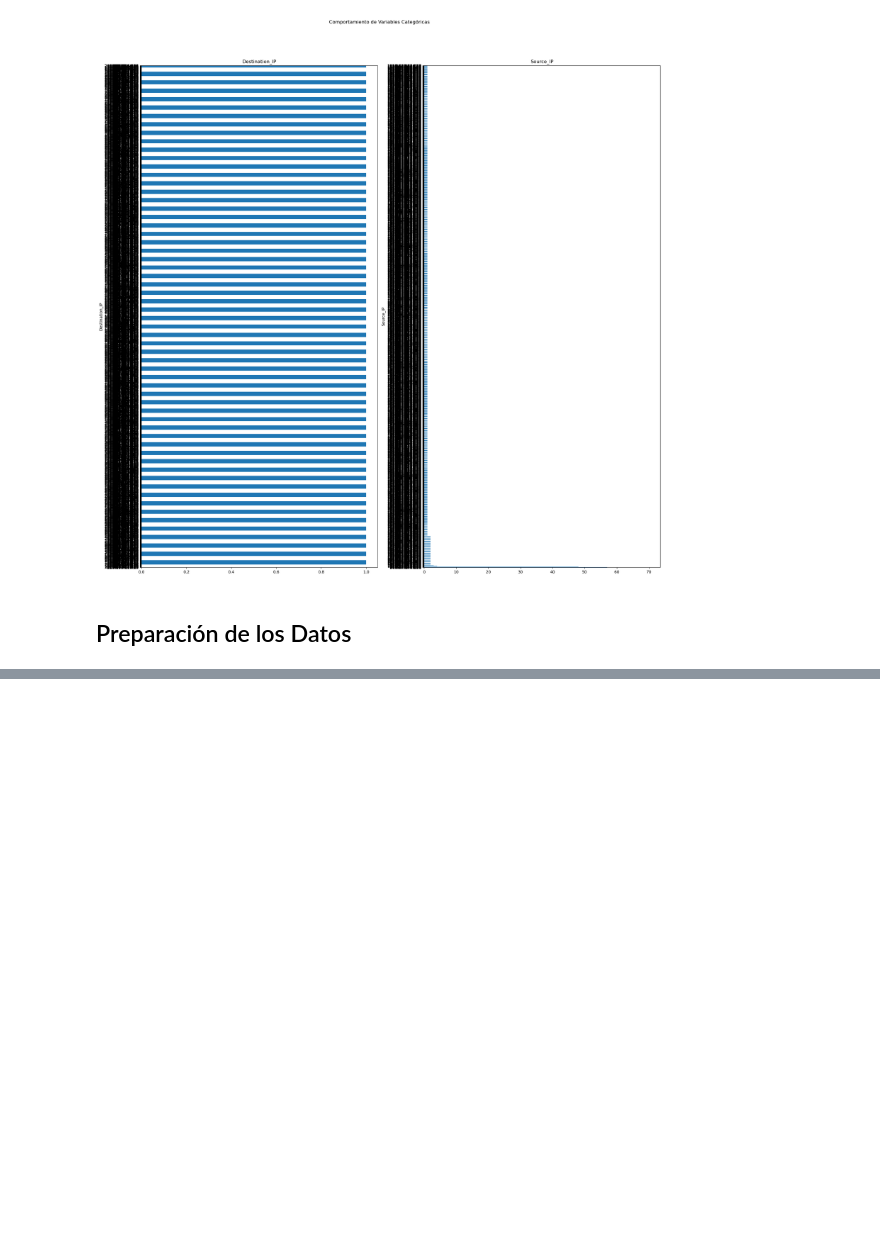
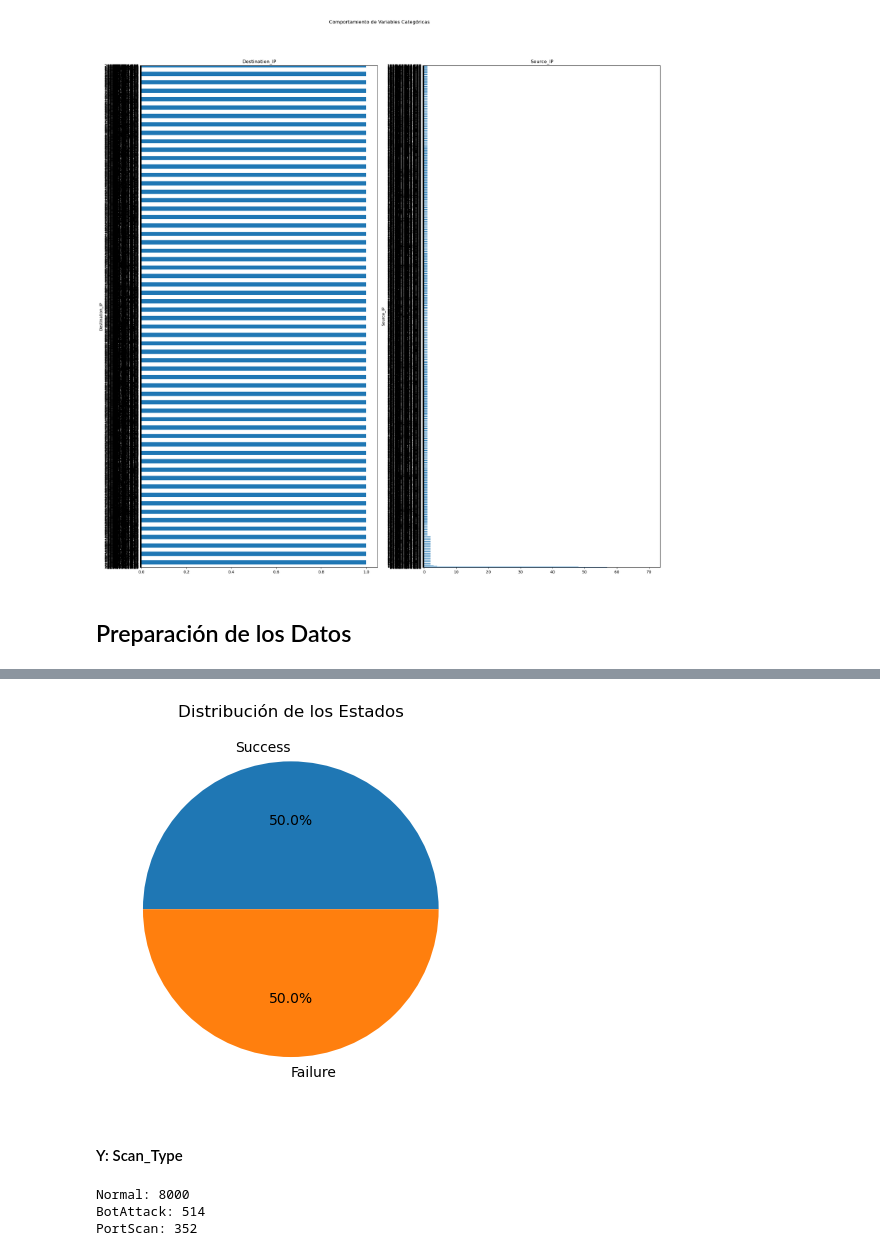
Before and after one commit to Tomaslopera/Scientific_Computing, a Jupyter notebook: Clasificacion/CasoEvaluativo_Clasificacion.ipynb, the cells around one changed output, grey strips where cells are left out. Drawn from its saved outputs; the diff is of its cells as text; code cells hidden in the pictures; blank space fills up the shorter version.

```diff
--- a/Clasificacion/CasoEvaluativo_Clasificacion.ipynb
+++ b/Clasificacion/CasoEvaluativo_Clasificacion.ipynb
@@ -159,0 +191,3 @@ plt.show()
+# %%
+data_clean = data_mod.drop(columns=['Timestamp', 'Days', 'Months'])
+data_clean
@@ -159,0 +208,3 @@ plt.show()
+# %%
+data_status = data_clean.drop(columns=['Scan_Type'])
+data_scan = data_clean.drop(columns=['Status'])
@@ -159,0 +215,6 @@ plt.show()
+# %%
+data_status_success = data_status[data_status['Status'] == 'Success']
+data_status_failure = data_status[data_status['Status'] == 'Failure']
+
+print(f"Success: {data_status_success.shape[0]}")
+print(f"Failure: {data_status_failure.shape[0]}")
@@ -159,0 +224,5 @@ plt.show()
+# %%
+data_status_failure_re = data_status_failure.sample(data_status_success.shape[0], replace=True)
+data_status = pd.concat([data_status_success, data_status_failure_re])
+data_status.reset_index(drop=True, inplace=True)
+data_status.info()
@@ -159,0 +243,20 @@ plt.show()
+# %%
+plt.pie(data_status["Status"].value_counts(), labels=data_status["Status"].value_counts().index, autopct='%1.1f%%')
+plt.title("Distribución de los Estados")
+plt.show()
+# %% [output]
+[figure, added]
+# %% [markdown]
+#### Y: Scan_Type
+# %%
+data_scan_normal = data_scan[data_scan["Scan_Type"] == "Normal"]
+data_scan_bot = data_scan[data_scan["Scan_Type"] == "BotAttack"]
+data_scan_port = data_scan[data_scan["Scan_Type"] == "PortScan"]
+
+print(f"Normal: {data_scan_normal.shape[0]}")
+print(f"BotAttack: {data_scan_bot.shape[0]}")
+print(f"PortScan: {data_scan_port.shape[0]}")
+# %% [output]
+Normal: 8000
+BotAttack: 514
+PortScan: 352
```
Also changed, not shown: parts of 45 cells of this notebook, 1 other file.
